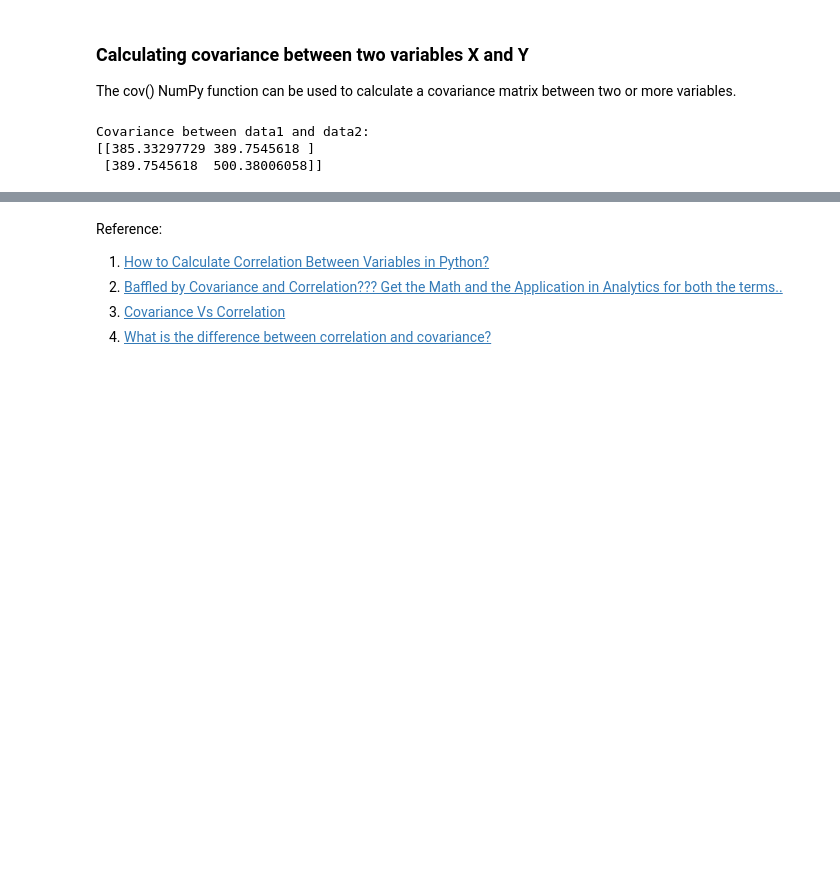
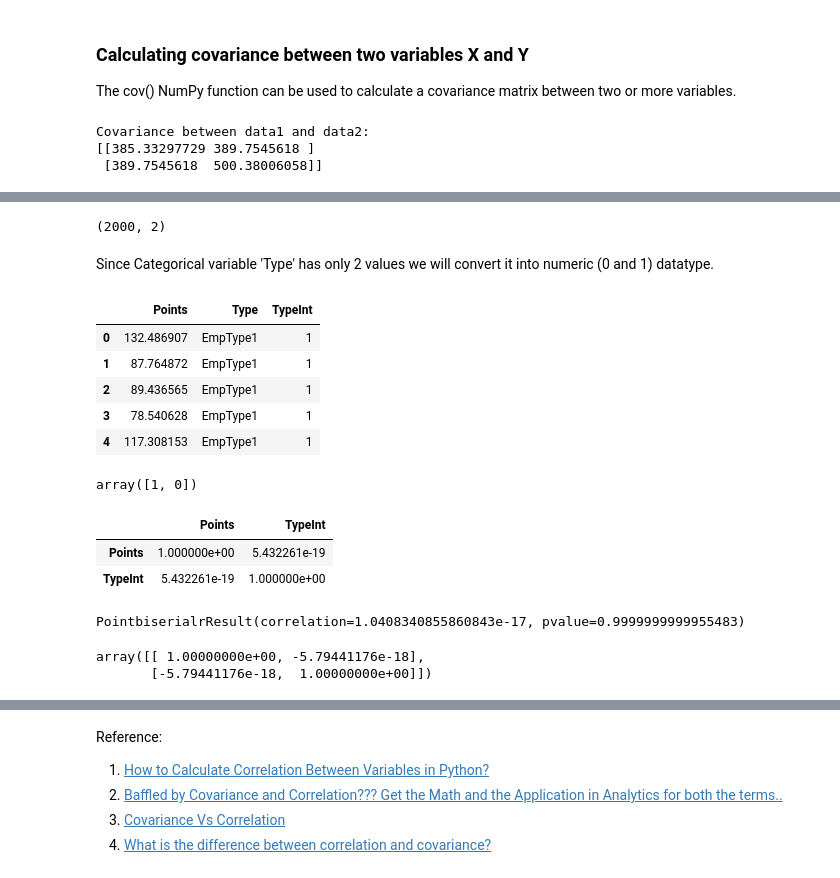
Before and after one commit to jeswingeorge/Python-DS-notes, a Jupyter notebook: Statistics/2.Correlation and Covariance.ipynb, the cells around one changed output, grey strips where cells are left out. Cells and saved outputs as stored; diff of their text form; code cells hidden in the pictures; blank space fills up the shorter version.

Commit message:
Added notes n correlation

```diff
--- a/Statistics/2.Correlation and Covariance.ipynb
+++ b/Statistics/2.Correlation and Covariance.ipynb
@@ -100,0 +189,46 @@ A problem with covariance as a statistical tool alone is that it is challenging
+# %%
+num1 = data1
+df1 = pd.DataFrame(num1, columns = ['Points'])
+df1['Type'] = 'EmpType1'
+
+num2 = data2
+df2 = pd.DataFrame(num1, columns = ['Points'])
+df2['Type'] = 'EmpType2'
+
+df=pd.concat([df1,df2],axis=0)
+# %%
+df.shape
+# %% [output]
+(2000, 2)
+# %% [markdown]
+Since Categorical variable 'Type' has only 2 values we will convert it into numeric (0 and 1) datatype.
+# %%
+df['TypeInt'] = (df['Type']=='EmpType1').astype('int')
+df.head()
+# %% [output]
+|  | Points | Type | TypeInt |
+| 0 | 132.486907 | EmpType1 | 1 |
+| 1 | 87.764872 | EmpType1 | 1 |
+| 2 | 89.436565 | EmpType1 | 1 |
+| 3 | 78.540628 | EmpType1 | 1 |
+| 4 | 117.308153 | EmpType1 | 1 |
+# %%
+df['TypeInt'].unique()
+# %% [output]
+array([1, 0])
+# %%
+df.corr()
+# %% [output]
+|  | Points | TypeInt |
+| Points | 1.000000e+00 | 5.432261e-19 |
+| TypeInt | 5.432261e-19 | 1.000000e+00 |
+# %%
+from scipy.stats import pointbiserialr
+pointbiserialr(df['TypeInt'], df['Points'])
+# %% [output]
+PointbiserialrResult(correlation=1.0408340855860843e-17, pvalue=0.9999999999955483)
+# %%
+np.corrcoef(df['TypeInt'], df['Points'])
+# %% [output]
+array([[ 1.00000000e+00, -5.79441176e-18],
+       [-5.79441176e-18,  1.00000000e+00]])
```
Also changed, not shown: parts of 22 cells of this notebook, 6 other files.
